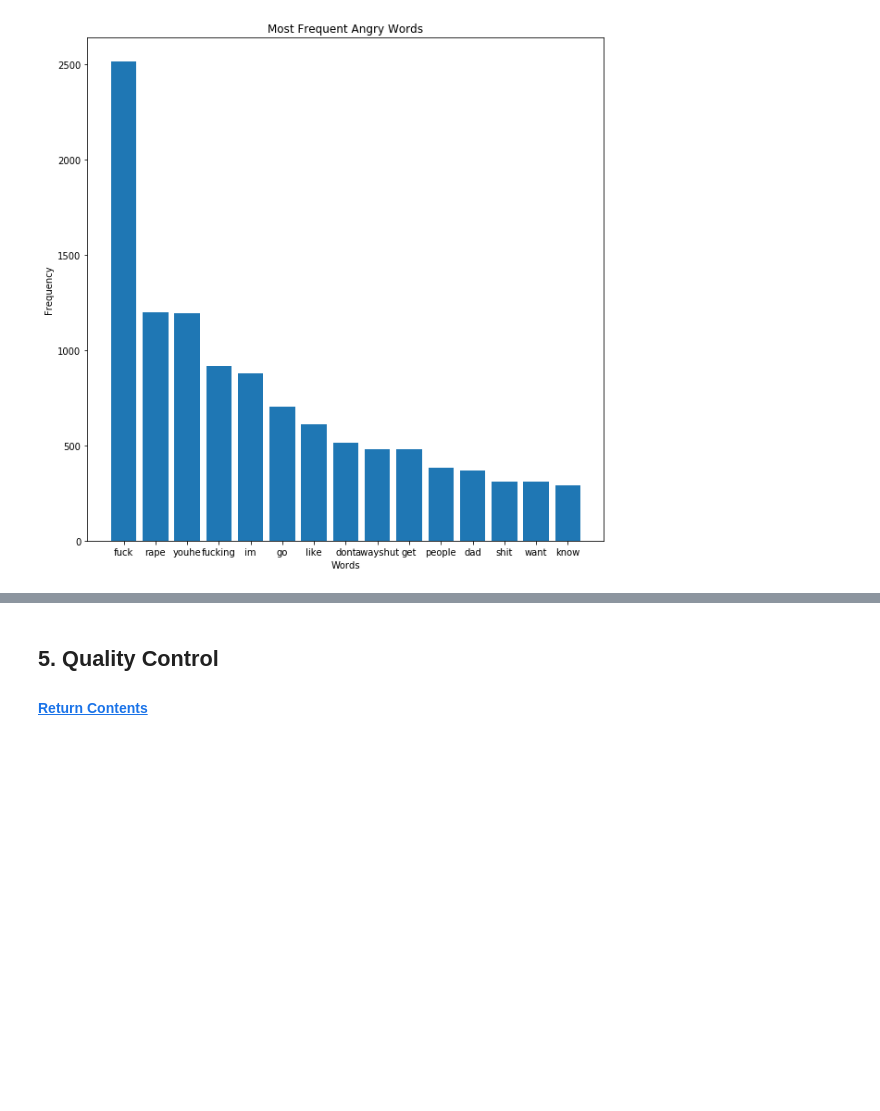
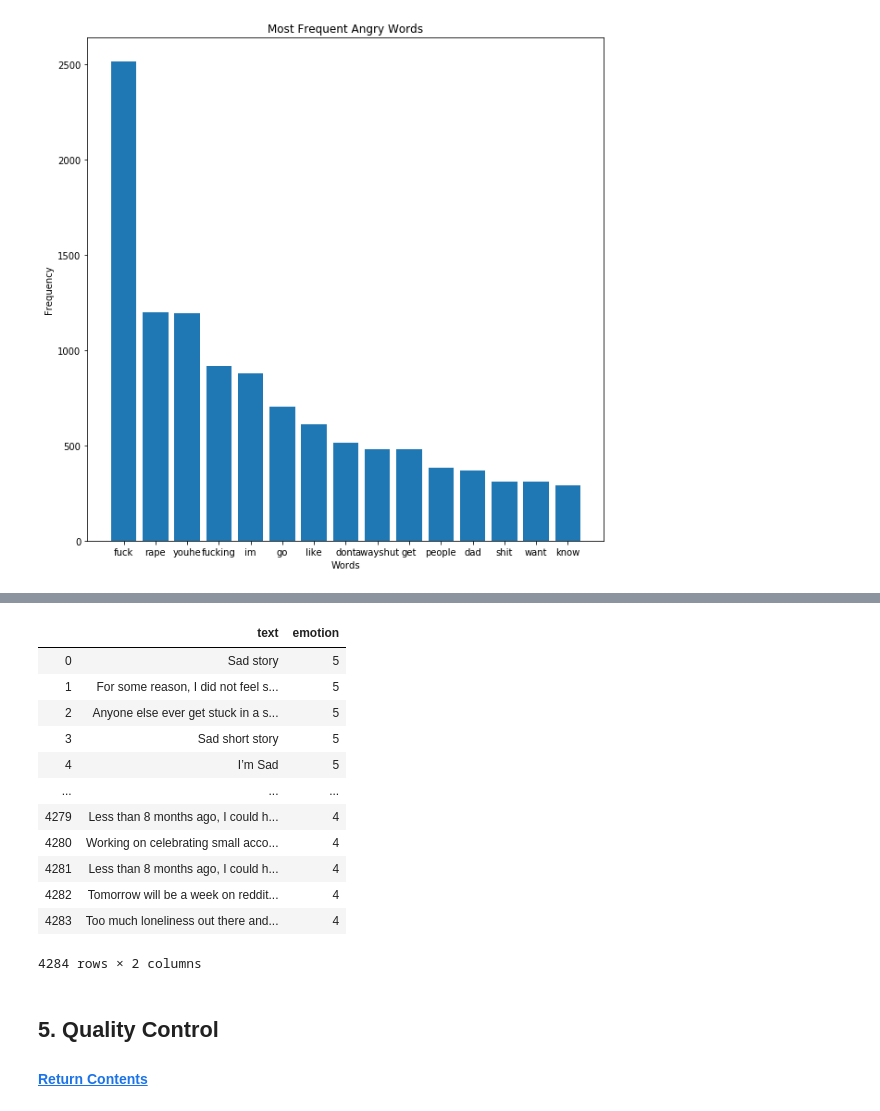
Before and after one commit to mfflavell/AEI_Artifical_Emotional_Intelligence, a Jupyter notebook: emotion_ai_pushshift_api_cleaning.ipynb, the cells around one changed output, grey strips where cells are left out. Drawn from its saved outputs; the diff is of its cells as text; code cells hidden in the pictures; blank space fills up the shorter version.

```diff
--- a/emotion_ai_pushshift_api_cleaning.ipynb
+++ b/emotion_ai_pushshift_api_cleaning.ipynb
@@ -554,0 +561,2 @@ freq_graph((emo_freq(angry_cleaned, 'cleaned', 1, 50)), 'Most Frequent Angry Wor
+# %%
+sad.drop(columns='cleaned', inplace=True)
@@ -554,0 +581,2 @@ freq_graph((emo_freq(angry_cleaned, 'cleaned', 1, 50)), 'Most Frequent Angry Wor
+# %%
+happy.drop(columns='cleaned', inplace=True)
@@ -554,0 +592,2 @@ freq_graph((emo_freq(angry_cleaned, 'cleaned', 1, 50)), 'Most Frequent Angry Wor
+# %%
+reddit = pd.concat([sad, angry, happy])
@@ -554,0 +608,2 @@ freq_graph((emo_freq(angry_cleaned, 'cleaned', 1, 50)), 'Most Frequent Angry Wor
+# %%
+reddit.reset_index(drop=True, inplace=True)
@@ -554,0 +620,16 @@ freq_graph((emo_freq(angry_cleaned, 'cleaned', 1, 50)), 'Most Frequent Angry Wor
+# %%
+reddit
+# %% [output]
+|  | text | emotion |
+| 0 | Sad story | 5 |
+| 1 | For some reason, I did not feel s... | 5 |
+| 2 | Anyone else ever get stuck in a s... | 5 |
+| 3 | Sad short story | 5 |
+| 4 | I’m Sad | 5 |
+| ... | ... | ... |
+| 4279 | Less than 8 months ago, I could h... | 4 |
+| 4280 | Working on celebrating small acco... | 4 |
+| 4281 | Less than 8 months ago, I could h... | 4 |
+| 4282 | Tomorrow will be a week on reddit... | 4 |
+| 4283 | Too much loneliness out there and... | 4 |
+4284 rows × 2 columns
```
Also changed, not shown: parts of 51 cells of this notebook.
